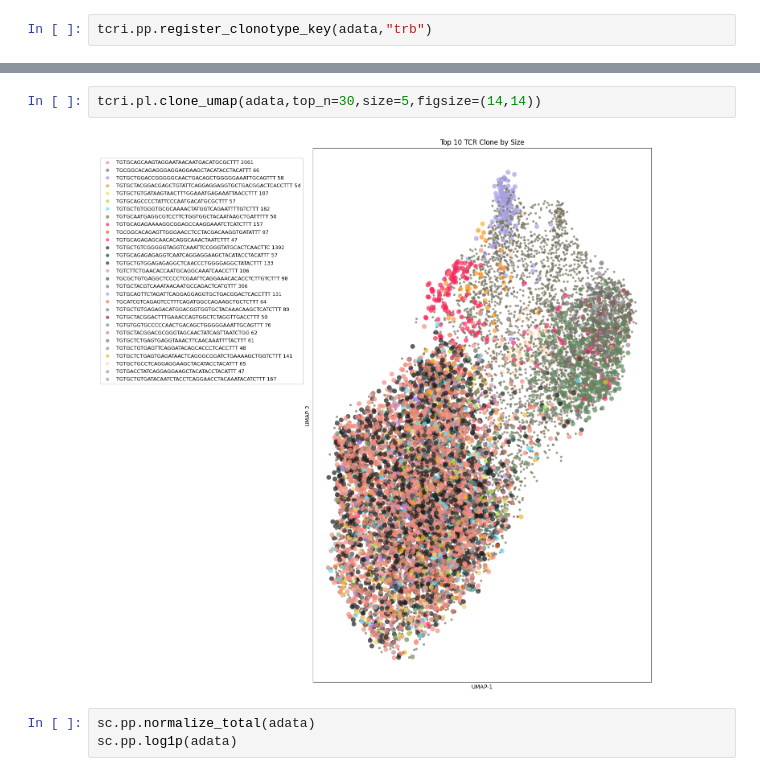
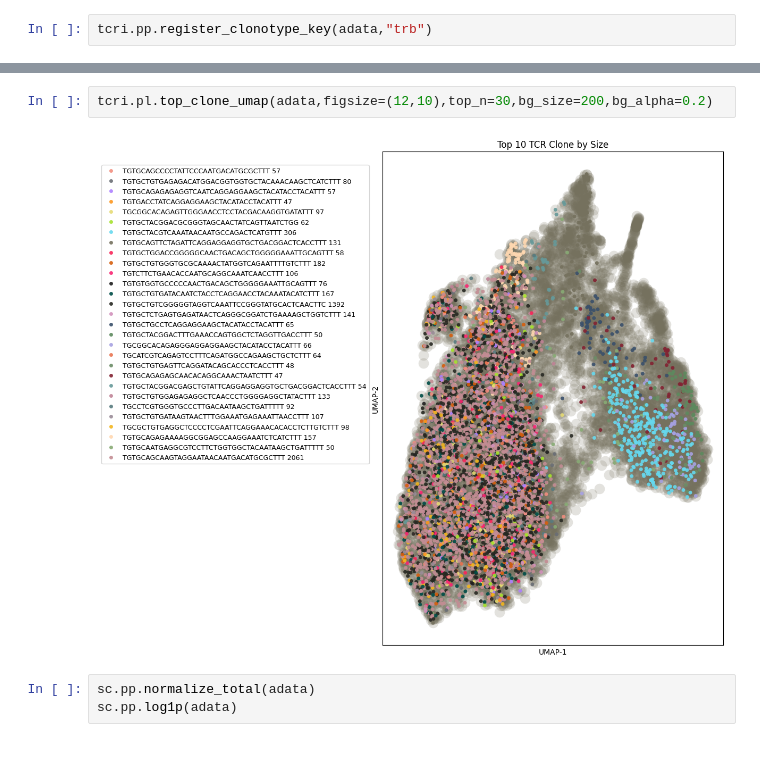
Before and after one commit to nceglia/tcri, a Jupyter notebook: example/renal/renal.ipynb, the cells around one changed output, grey strips where cells are left out. Drawn from its saved outputs; the diff is of its cells as text.

```diff
--- a/example/renal/renal.ipynb
+++ b/example/renal/renal.ipynb
@@ -156,7 +164,7 @@ AnnData object with n_obs × n_vars = 12293 × 325
-# %%
-tcri.pl.clone_umap(adata,top_n=30,size=5,figsize=(14,14))
-# %% [output]
-[figure, removed]
+# %%
+tcri.pl.top_clone_umap(adata,figsize=(12,10),top_n=30,bg_size=200,bg_alpha=0.2)
+# %% [output]
+[figure, added]
 # %%
 sc.pp.normalize_total(adata)
 sc.pp.log1p(adata)
```
Also changed, not shown: parts of 27 cells of this notebook, 5 other files.
